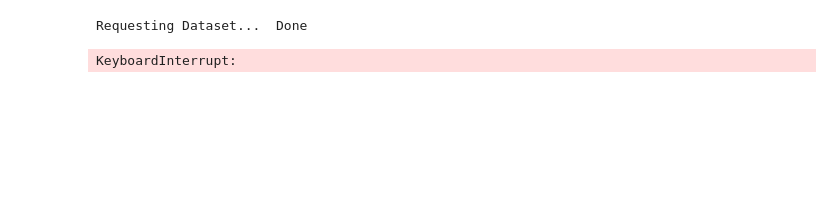
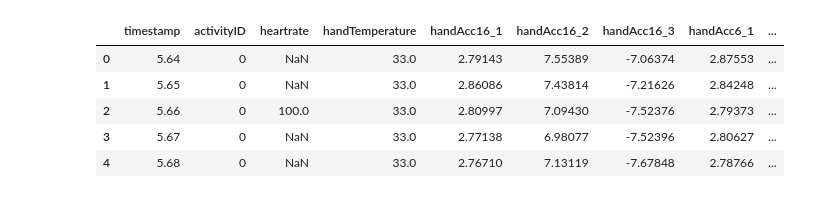
Before and after one commit to Vitor-labs/kmeans---optmized, a Jupyter notebook: src/notebooks/kmeans--.ipynb, the cells around one changed output. Drawn from its saved outputs; the diff is of its cells as text; code cells hidden in the pictures; blank space fills up the shorter version.

```diff
--- a/src/notebooks/kmeans--.ipynb
+++ b/src/notebooks/kmeans--.ipynb
@@ -25,27 +108,0 @@ URL = "https://archive.ics.uci.edu/static/public/231/pamap2+physical+activity+mo
-# %%
-def collect_dataset() -> pd.DataFrame:
-    try:
-        print("Requesting Dataset... ", end=" ")
-        with ZipFile(
-            BytesIO(requests.get(URL, timeout=160, stream=True).content)
-        ) as myzip:
-            print("File size: ", len(myzip.namelist()) * 0.001, "KB")
-            with myzip.open(myzip.namelist()[0]) as file:
-                df = pd.read_csv(file)
-                print("DataGrame Shape: ", df.shape)
-                df.to_csv("pamap2.csv", index=False)
-                return df
-
-    except Exception as exc:
-        print(f"Failed: {exc}")
-        raise exc
-
-    finally:
-        print("Done")
-
-
-DF = collect_dataset()  # 5.9s
-DF.info()
-# %% [output]
-Requesting Dataset...  Done
-KeyboardInterrupt:
@@ -51,0 +146,10 @@ KeyboardInterrupt:
+# %%
+df = pd.read_parquet(DATA_FOLDER + "/PAMAP2/protocol.parquet")
+df.head()
+# %% [output]
+|  | timestamp | activityID | heartrate | handTemperature | handAcc16_1 | handAcc16_2 | handAcc16_3 | handAcc6_1 | ... |
+| 0 | 5.64 | 0 | NaN | 33.0 | 2.79143 | 7.55389 | -7.06374 | 2.87553 | ... |
+| 1 | 5.65 | 0 | NaN | 33.0 | 2.86086 | 7.43814 | -7.21626 | 2.84248 | ... |
+| 2 | 5.66 | 0 | 100.0 | 33.0 | 2.80997 | 7.09430 | -7.52376 | 2.79373 | ... |
+| 3 | 5.67 | 0 | NaN | 33.0 | 2.77138 | 6.98077 | -7.52396 | 2.80627 | ... |
+| 4 | 5.68 | 0 | NaN | 33.0 | 2.76710 | 7.13119 | -7.67848 | 2.78766 | ... |
```
Also changed, not shown: parts of 8 cells of this notebook, 8 other files.
